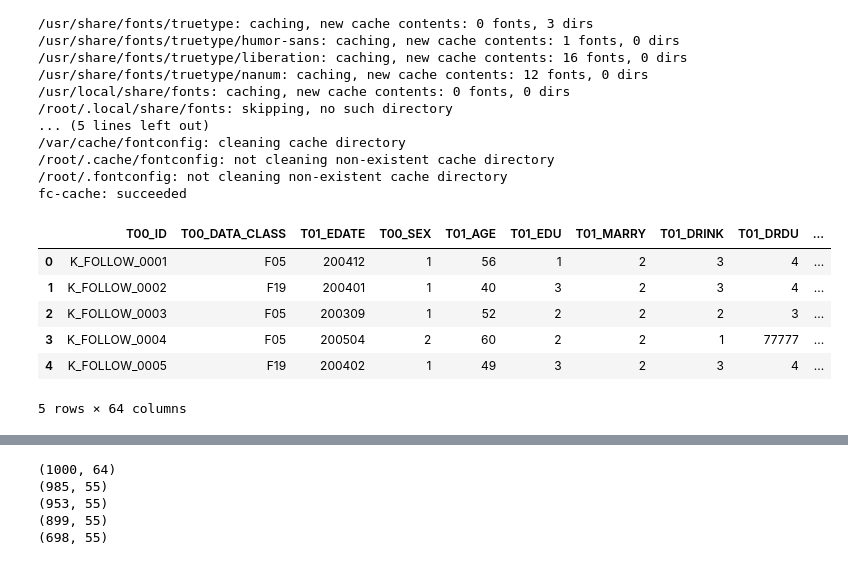
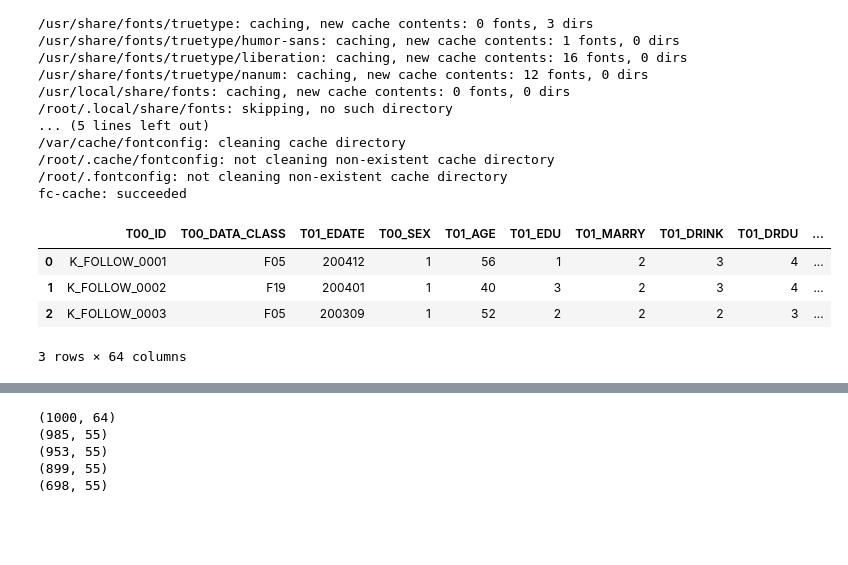
Before and after one commit to JOyongho4/DARTB4, a Jupyter notebook: KoreanHealthRecords.ipynb, the cells around one changed output, grey strips where cells are left out. Cells and saved outputs as stored; diff of their text form; code cells hidden in the pictures; blank space fills up the shorter version.

```diff
--- a/KoreanHealthRecords.ipynb
+++ b/KoreanHealthRecords.ipynb
@@ -54,13 +54,11 @@ R3=pd.read_csv('https://raw.githubusercontent.com/JOyongho4/DARTB4/main/KoreanHe
 R4=pd.read_csv('https://raw.githubusercontent.com/JOyongho4/DARTB4/main/KoreanHealthRecords/follow_04_data.csv')
 R5=pd.read_csv('https://raw.githubusercontent.com/JOyongho4/DARTB4/main/KoreanHealthRecords/follow_05_data.csv')
 # %%
-R1.head()
+R1.head(3)
 # %% [output]
 |  | T00_ID | T00_DATA_CLASS | T01_EDATE | T00_SEX | T01_AGE | T01_EDU | T01_MARRY | T01_DRINK | T01_DRDU | ... |
 | 0 | K_FOLLOW_0001 | F05 | 200412 | 1 | 56 | 1 | 2 | 3 | 4 | ... |
 | 1 | K_FOLLOW_0002 | F19 | 200401 | 1 | 40 | 3 | 2 | 3 | 4 | ... |
 | 2 | K_FOLLOW_0003 | F05 | 200309 | 1 | 52 | 2 | 2 | 2 | 3 | ... |
-| 3 | K_FOLLOW_0004 | F05 | 200504 | 2 | 60 | 2 | 2 | 1 | 77777 | ... |
-| 4 | K_FOLLOW_0005 | F19 | 200402 | 1 | 49 | 3 | 2 | 3 | 4 | ... |
-5 rows × 64 columns
+3 rows × 64 columns
 # %%
```
Also changed, not shown: parts of 32 cells of this notebook.
